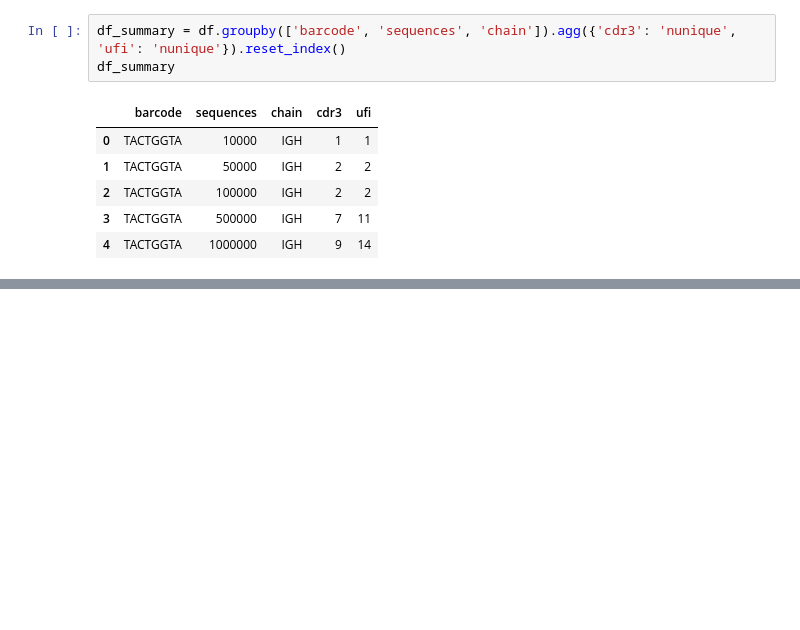
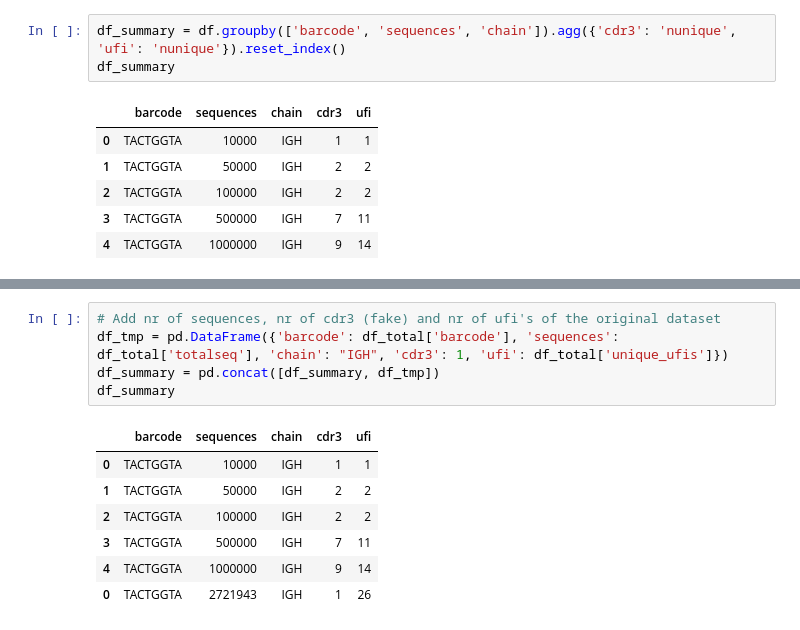
Before and after one commit to EDS-Bioinformatics-Laboratory/reseda, a Jupyter notebook: NOTEBOOKS/LinkCdr3ToUfi.ipynb, the cells around one changed output, grey strips where cells are left out. Drawn from its saved outputs; the diff is of its cells as text; blank space fills up the shorter version.

```diff
--- a/NOTEBOOKS/LinkCdr3ToUfi.ipynb
+++ b/NOTEBOOKS/LinkCdr3ToUfi.ipynb
@@ -95,3 +120,16 @@ df_summary
+# %%
+# Add nr of sequences, nr of cdr3 (fake) and nr of ufi's of the original dataset
+df_tmp = pd.DataFrame({'barcode': df_total['barcode'], 'sequences': df_total['totalseq'], 'chain': "IGH", 'cdr3': 1, 'ufi': df_total['unique_ufis']})
+df_summary = pd.concat([df_summary, df_tmp])
+df_summary
+# %% [output]
+|  | barcode | sequences | chain | cdr3 | ufi |
+| 0 | TACTGGTA | 10000 | IGH | 1 | 1 |
+| 1 | TACTGGTA | 50000 | IGH | 2 | 2 |
+| 2 | TACTGGTA | 100000 | IGH | 2 | 2 |
+| 3 | TACTGGTA | 500000 | IGH | 7 | 11 |
+| 4 | TACTGGTA | 1000000 | IGH | 9 | 14 |
+| 0 | TACTGGTA | 2721943 | IGH | 1 | 26 |
 # %%
 plt.scatter(df_summary['sequences'], df_summary['ufi'])
 plt.show()
```
Also changed, not shown: parts of 4 cells of this notebook.
